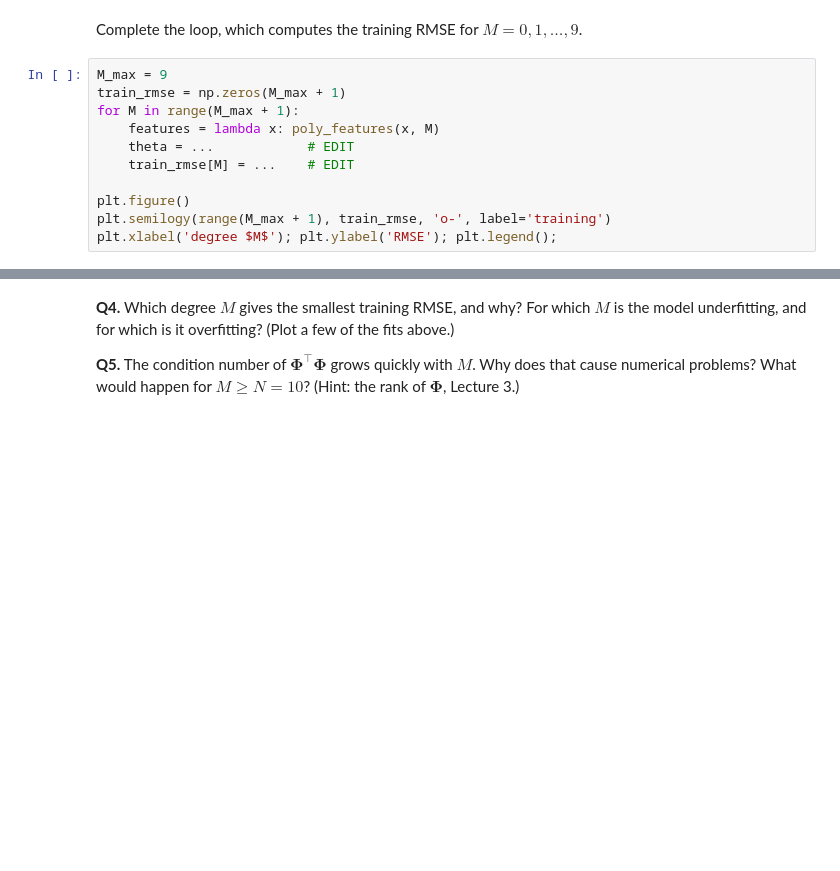
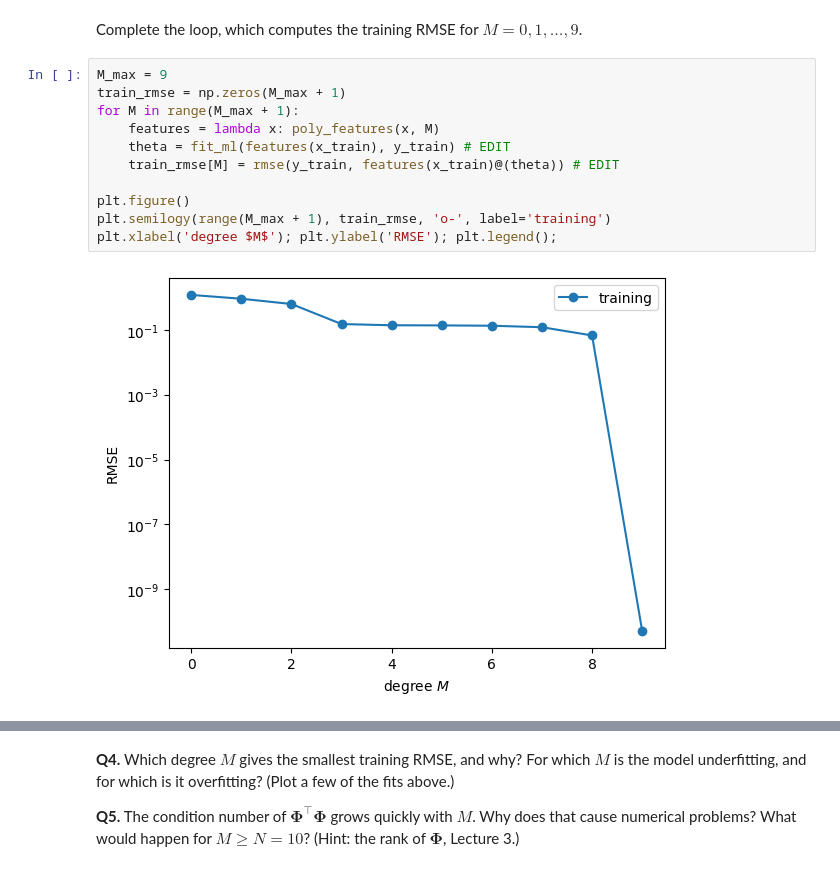
Before and after one commit to MarcusBoivie/Mathematical-Introduction-to-Machine-Learning, a Jupyter notebook: ca1/lab1a-linear-regression.ipynb, the cells around one changed output, grey strips where cells are left out. Drawn from its saved outputs; the diff is of its cells as text; blank space fills up the shorter version.

```diff
--- a/ca1/lab1a-linear-regression.ipynb
+++ b/ca1/lab1a-linear-regression.ipynb
@@ -204,14 +209,16 @@ Complete the loop, which computes the training RMSE for $M=0,1,\dots,9$.
 # %%
 M_max = 9
 train_rmse = np.zeros(M_max + 1)
 for M in range(M_max + 1):
     features = lambda x: poly_features(x, M)
-    theta = ...            # EDIT
-    train_rmse[M] = ...    # EDIT
+    theta = fit_ml(features(x_train), y_train) # EDIT
+    train_rmse[M] = rmse(y_train, features(x_train)@(theta)) # EDIT
 
 plt.figure()
 plt.semilogy(range(M_max + 1), train_rmse, 'o-', label='training')
 plt.xlabel('degree $M$'); plt.ylabel('RMSE'); plt.legend();
+# %% [output]
+[figure, added]
 # %%
 for M in [1, 3, 6, 9]:
     Phi = poly_features(x_train, M)
```
Also changed, not shown: parts of 19 cells of this notebook.
